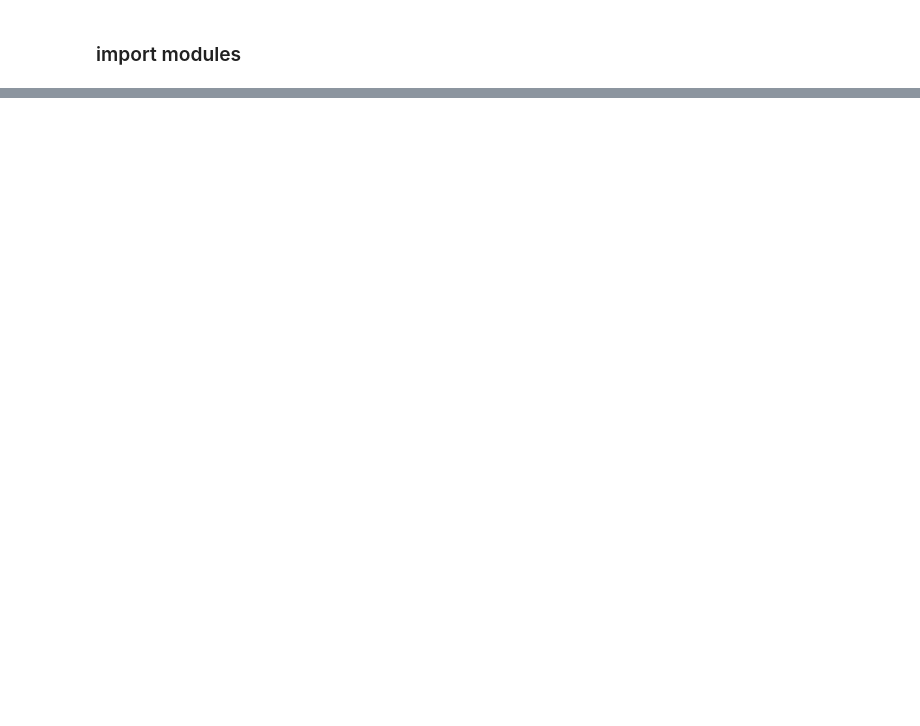
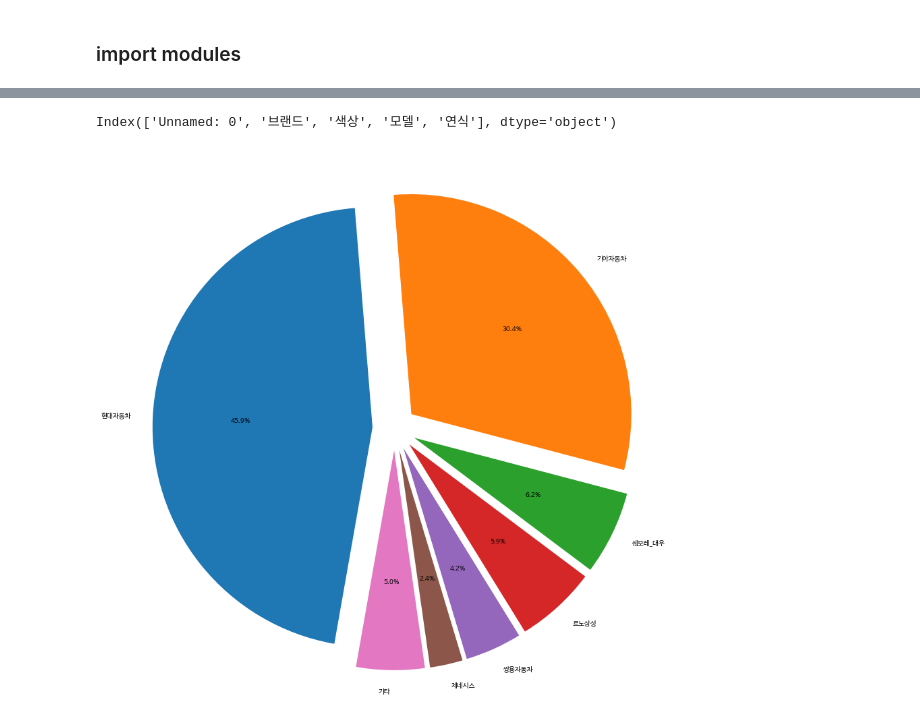
Before and after one commit to Klassikcat/project-NEXTLab-CNN-EfficientNet, a Jupyter notebook: report.ipynb, the cells around one changed output, grey strips where cells are left out. Saved outputs shown, nothing was run; the diff lists cells and outputs as text; code cells hidden in the pictures; blank space fills up the shorter version.

```diff
--- a/report.ipynb
+++ b/report.ipynb
@@ -34,0 +95,14 @@ tf.keras.preprocessing.image.array_to_img(kx)
+# %%
+dataframe = pd.read_csv('/content/drive/MyDrive/ML_SUPPORT/contents/NEXTLab_Report.csv')
+# %%
+dataframe.columns
+# %% [output]
+Index(['Unnamed: 0', '브랜드', '색상', '모델', '연식'], dtype='object')
+# %%
+from utils.visualization import Visualization
+
+visual = Visualization(dataframe)
+# %%
+visual.plot(name='브랜드', threshold=5000)
+# %% [output]
+[figure, added]
```
Also changed, not shown: parts of 23 cells of this notebook, 5 other files.
